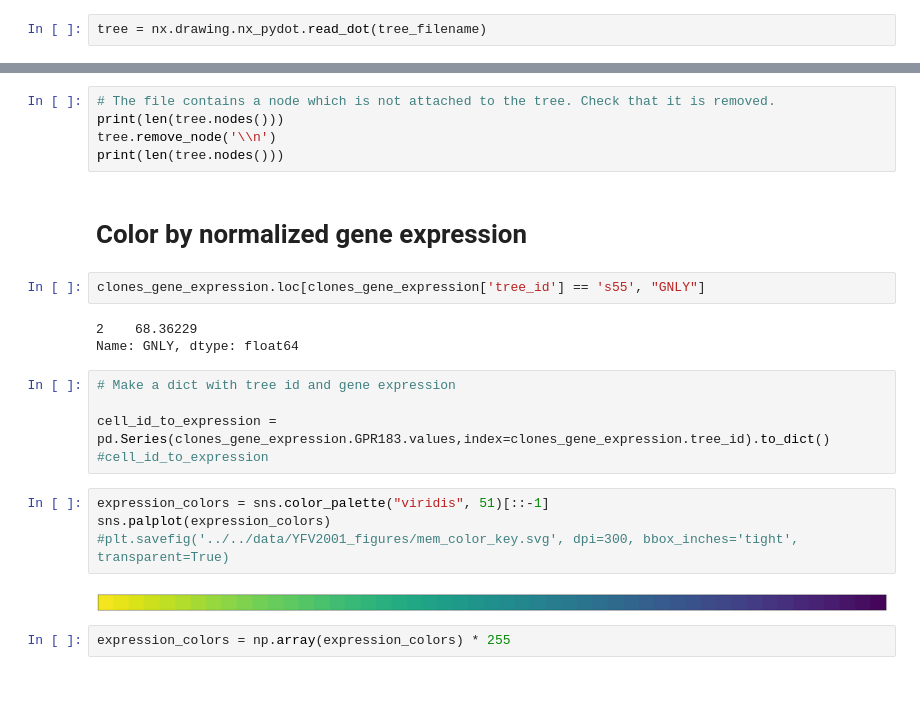
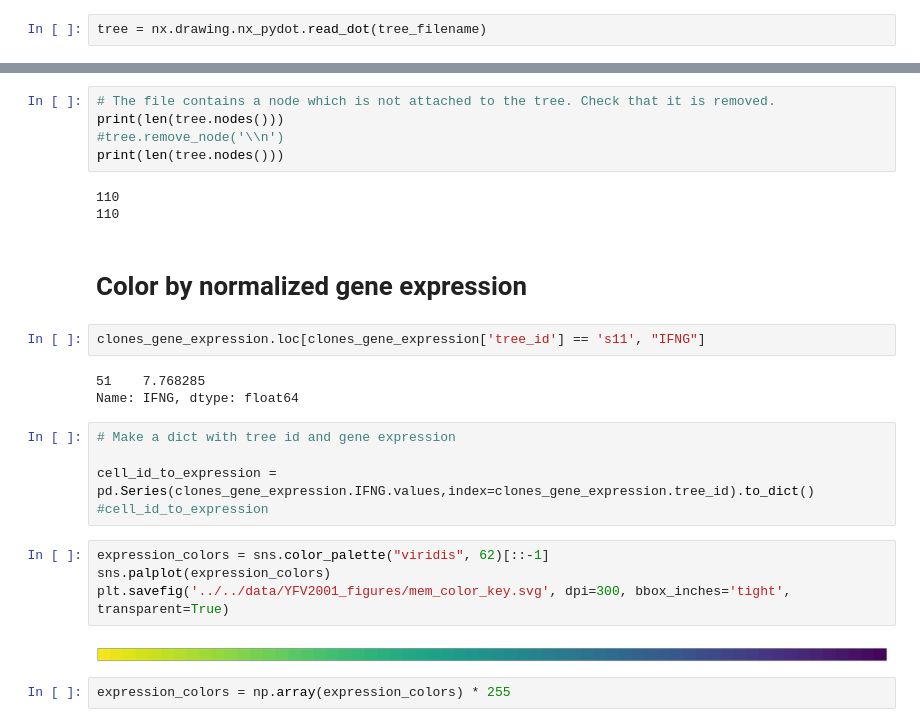
Before and after one commit to cbg-ethz/mt-SCITE, a Jupyter notebook: Notebooks/pretty_trees_with_gene_expression_YFV2001.ipynb, the cells around one changed output, grey strips where cells are left out. Drawn from its saved outputs; the diff is of its cells as text; blank space fills up the shorter version.

```diff
--- a/Notebooks/pretty_trees_with_gene_expression_YFV2001.ipynb
+++ b/Notebooks/pretty_trees_with_gene_expression_YFV2001.ipynb
@@ -154,26 +201,29 @@ tree = nx.drawing.nx_pydot.read_dot(tree_filename)
 # %%
 # The file contains a node which is not attached to the tree. Check that it is removed.
 print(len(tree.nodes()))
-tree.remove_node('\\n')
+#tree.remove_node('\\n')
 print(len(tree.nodes()))
+# %% [output]
+110
+110
 # %% [markdown]
 # Color by normalized gene expression
 # %%
-clones_gene_expression.loc[clones_gene_expression['tree_id'] == 's55', "GNLY"]
+clones_gene_expression.loc[clones_gene_expression['tree_id'] == 's11', "IFNG"]
 # %% [output]
-2    68.36229
-Name: GNLY, dtype: float64
+51    7.768285
+Name: IFNG, dtype: float64
 # %%
 # Make a dict with tree id and gene expression
 
-cell_id_to_expression = pd.Series(clones_gene_expression.GPR183.values,index=clones_gene_expression.tree_id).to_dict()
+cell_id_to_expression = pd.Series(clones_gene_expression.IFNG.values,index=clones_gene_expression.tree_id).to_dict()
 #cell_id_to_expression
 # %%
-expression_colors = sns.color_palette("viridis", 51)[::-1]
+expression_colors = sns.color_palette("viridis", 62)[::-1]
 sns.palplot(expression_colors)
-#plt.savefig('../../data/YFV2001_figures/mem_color_key.svg', dpi=300, bbox_inches='tight', transparent=True)
+plt.savefig('../../data/YFV2001_figures/mem_color_key.svg', dpi=300, bbox_inches='tight', transparent=True)
 # %% [output]
-[figure, old version]
+[figure, new version]
 # %%
 expression_colors = np.array(expression_colors) * 255
 # %%
```
Also changed, not shown: parts of 6 cells of this notebook, 6 other files.
